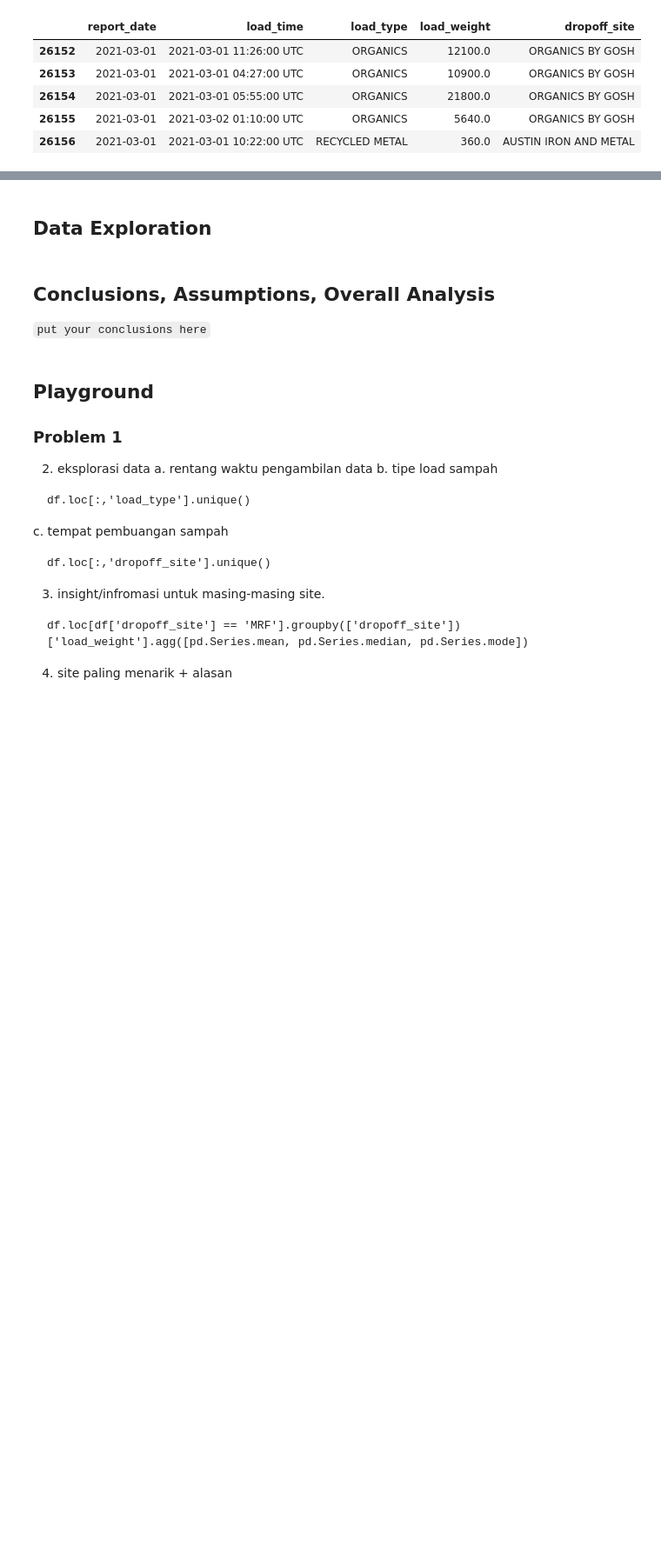
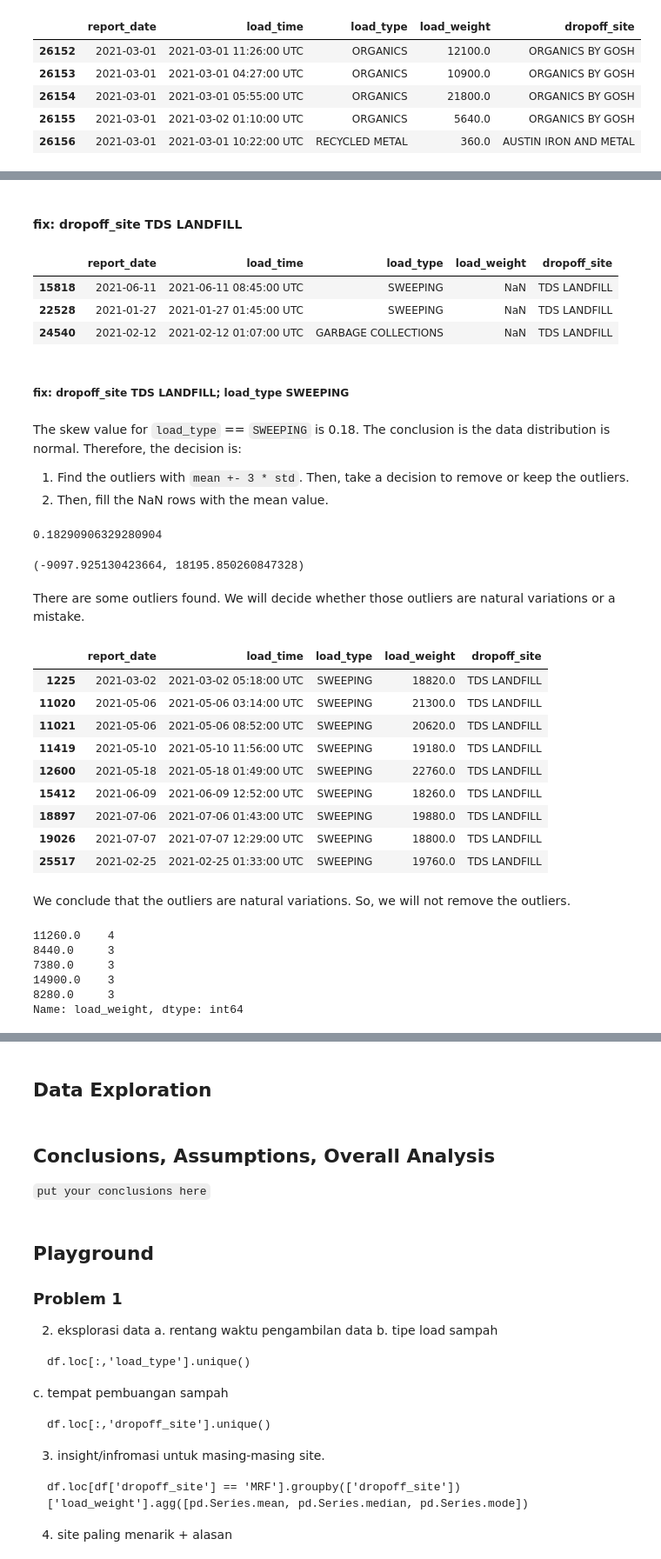
Before and after one commit to jasonrichdarmawan/p0-g2, a Jupyter notebook: h8dsft_P0W2_jason_rich_darmawan_onggo_putra.ipynb, the cells around one changed output, grey strips where cells are left out. Shown: that part at 87% size. Drawn from its saved outputs; the diff is of its cells as text; code cells hidden in the pictures; blank space fills up the shorter version.

Commit message:
add handle outliers and nan rows

```diff
--- a/h8dsft_P0W2_jason_rich_darmawan_onggo_putra.ipynb
+++ b/h8dsft_P0W2_jason_rich_darmawan_onggo_putra.ipynb
@@ -100,0 +192,58 @@ df.tail()
+# %% [markdown]
+#### fix: dropoff_site TDS LANDFILL
+# %%
+df3_DROPOFF_SITE_TDS_LANDFILL = df3.loc[(df3['dropoff_site'] == 'TDS LANDFILL')].copy()
+df3_DROPOFF_SITE_TDS_LANDFILL.loc[(df3_DROPOFF_SITE_TDS_LANDFILL['load_weight'].isna())]
+# %% [output]
+|  | report_date | load_time | load_type | load_weight | dropoff_site |
+| 15818 | 2021-06-11 | 2021-06-11 08:45:00 UTC | SWEEPING | NaN | TDS LANDFILL |
+| 22528 | 2021-01-27 | 2021-01-27 01:45:00 UTC | SWEEPING | NaN | TDS LANDFILL |
+| 24540 | 2021-02-12 | 2021-02-12 01:07:00 UTC | GARBAGE COLLECTIONS | NaN | TDS LANDFILL |
+# %% [markdown]
+##### fix: dropoff_site TDS LANDFILL; load_type SWEEPING
+# %% [markdown]
+The skew value for `load_type` == `SWEEPING` is 0.18. The conclusion is the data distribution is normal. Therefore, the decision is:
+1. Find the outliers with `mean +- 3 * std`. Then, take a decision to remove or keep the outliers.
+2. Then, fill the NaN rows with the mean value.
+# %%
+df3_DROPOFF_SITE_TDS_LANDFILL_SWEEPING = df3_DROPOFF_SITE_TDS_LANDFILL.loc[(df3_DROPOFF_SITE_TDS_LANDFILL['load_type'] == 'SWEEPING')]
+df3_DROPOFF_SITE_TDS_LANDFILL_SWEEPING.loc[:,'load_weight'].skew()
+# %% [output]
+0.18290906329280904
+# %%
+df3_DROPOFF_SITE_TDS_LANDFILL_SWEEPING_MEAN = df3_DROPOFF_SITE_TDS_LANDFILL_SWEEPING.loc[:,'load_weight'].std()
+df3_DROPOFF_SITE_TDS_LANDFILL_SWEEPING_STD = df3_DROPOFF_SITE_TDS_LANDFILL_SWEEPING.loc[:,'load_weight'].std()
+
+df3_DROPOFF_SITE_TDS_LANDFILL_SWEEPING_UPPER_LIMIT = df3_DROPOFF_SITE_TDS_LANDFILL_SWEEPING_MEAN + 3 * df3_DROPOFF_SITE_TDS_LANDFILL_SWEEPING_STD
+df3_DROPOFF_SITE_TDS_LANDFILL_SWEEPING_LOWER_LIMIT = df3_DROPOFF_SITE_TDS_LANDFILL_SWEEPING_MEAN - 3 * df3_DROPOFF_SITE_TDS_LANDFILL_SWEEPING_STD
+
+df3_DROPOFF_SITE_TDS_LANDFILL_SWEEPING_LOWER_LIMIT, df3_DROPOFF_SITE_TDS_LANDFILL_SWEEPING_UPPER_LIMIT
+# %% [output]
+(-9097.925130423664, 18195.850260847328)
+# %% [markdown]
+There are some outliers found. We will decide whether those outliers are natural variations or a mistake.
+# %%
+df3_DROPOFF_SITE_TDS_LANDFILL_SWEEPING.loc[(df3_DROPOFF_SITE_TDS_LANDFILL_SWEEPING['load_weight'] < df3_DROPOFF_SITE_TDS_LANDFILL_SWEEPING_LOWER_LIMIT)
+                                           | (df3_DROPOFF_SITE_TDS_LANDFILL_SWEEPING['load_weight'] > df3_DROPOFF_SITE_TDS_LANDFILL_SWEEPING_UPPER_LIMIT)]
+# %% [output]
+|  | report_date | load_time | load_type | load_weight | dropoff_site |
+| 1225 | 2021-03-02 | 2021-03-02 05:18:00 UTC | SWEEPING | 18820.0 | TDS LANDFILL |
+| 11020 | 2021-05-06 | 2021-05-06 03:14:00 UTC | SWEEPING | 21300.0 | TDS LANDFILL |
+| 11021 | 2021-05-06 | 2021-05-06 08:52:00 UTC | SWEEPING | 20620.0 | TDS LANDFILL |
+| 11419 | 2021-05-10 | 2021-05-10 11:56:00 UTC | SWEEPING | 19180.0 | TDS LANDFILL |
+| 12600 | 2021-05-18 | 2021-05-18 01:49:00 UTC | SWEEPING | 22760.0 | TDS LANDFILL |
+| 15412 | 2021-06-09 | 2021-06-09 12:52:00 UTC | SWEEPING | 18260.0 | TDS LANDFILL |
+| 18897 | 2021-07-06 | 2021-07-06 01:43:00 UTC | SWEEPING | 19880.0 | TDS LANDFILL |
+| 19026 | 2021-07-07 | 2021-07-07 12:29:00 UTC | SWEEPING | 18800.0 | TDS LANDFILL |
+| 25517 | 2021-02-25 | 2021-02-25 01:33:00 UTC | SWEEPING | 19760.0 | TDS LANDFILL |
+# %% [markdown]
+We conclude that the outliers are natural variations. So, we will not remove the outliers.
+# %%
+df3_DROPOFF_SITE_TDS_LANDFILL_SWEEPING.loc[:,'load_weight'].value_counts().head()
+# %% [output]
+11260.0    4
+8440.0     3
+7380.0     3
+14900.0    3
+8280.0     3
+Name: load_weight, dtype: int64
```
Also changed, not shown: parts of 34 cells of this notebook, 1 other file.
